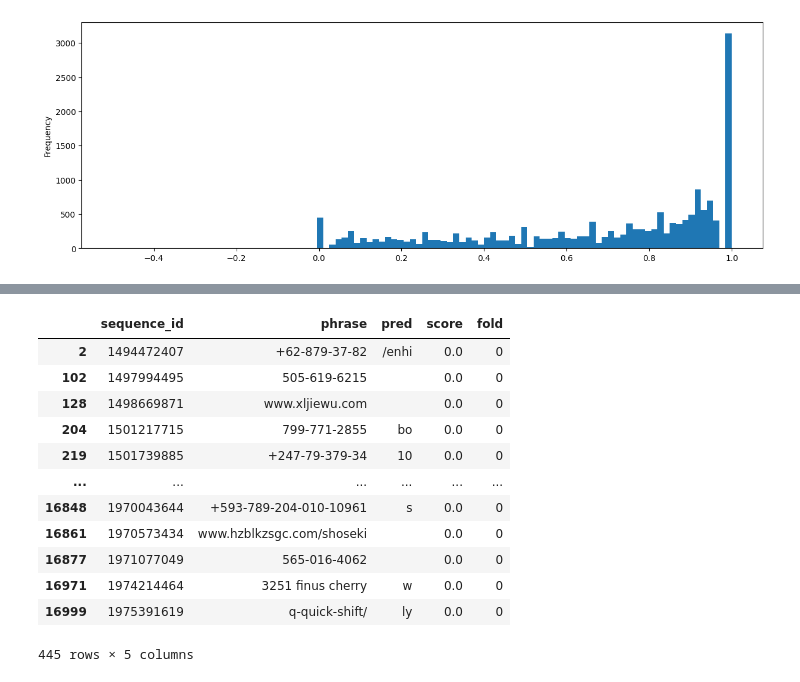
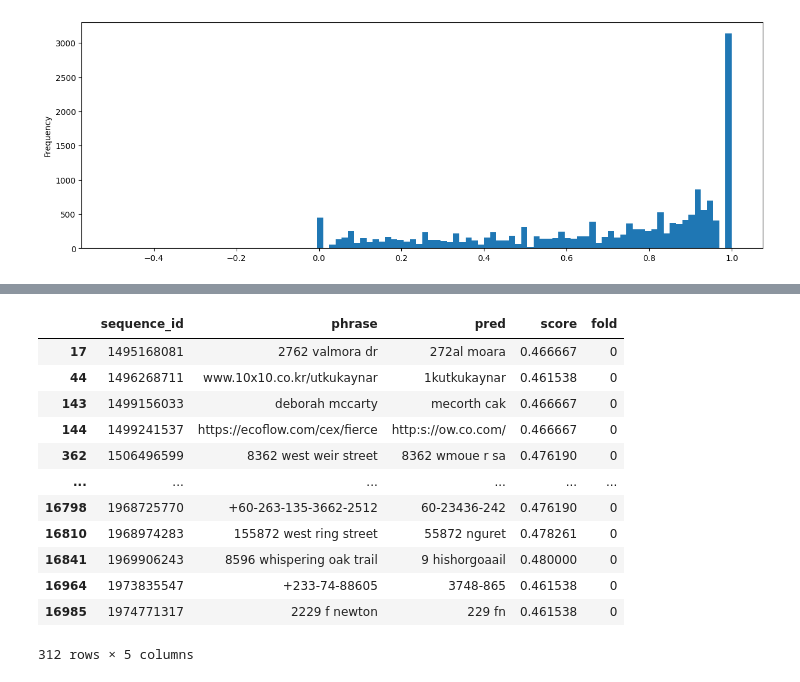
Before and after one commit to Luka-Magic/kaggle_asl2, a Jupyter notebook: exp/exp0004/check_oof.ipynb, the cells around one changed output, grey strips where cells are left out. Saved outputs shown, nothing was run; the diff lists cells and outputs as text; code cells hidden in the pictures.

```diff
--- a/exp/exp0004/check_oof.ipynb
+++ b/exp/exp0004/check_oof.ipynb
@@ -25,16 +41,16 @@ oof_df
 # %%
-oof_df.query('score == 0.')
+oof_df.query('0.45 < score < 0.5')
 # %% [output]
 |  | sequence_id | phrase | pred | score | fold |
-| 2 | 1494472407 | +62-879-37-82 | /enhi | 0.0 | 0 |
-| 102 | 1497994495 | 505-619-6215 |  | 0.0 | 0 |
-| 128 | 1498669871 | www.xljiewu.com |  | 0.0 | 0 |
-| 204 | 1501217715 | 799-771-2855 | bo | 0.0 | 0 |
-| 219 | 1501739885 | +247-79-379-34 | 10 | 0.0 | 0 |
+| 17 | 1495168081 | 2762 valmora dr | 272al moara | 0.466667 | 0 |
+| 44 | 1496268711 | www.10x10.co.kr/utkukaynar | 1kutkukaynar | 0.461538 | 0 |
+| 143 | 1499156033 | deborah mccarty | mecorth cak | 0.466667 | 0 |
+| 144 | 1499241537 | https://ecoflow.com/cex/fierce | http:s://ow.co.com/ | 0.466667 | 0 |
+| 362 | 1506496599 | 8362 west weir street | 8362 wmoue r sa | 0.476190 | 0 |
 | ... | ... | ... | ... | ... | ... |
-| 16848 | 1970043644 | +593-789-204-010-10961 | s | 0.0 | 0 |
-| 16861 | 1970573434 | www.hzblkzsgc.com/shoseki |  | 0.0 | 0 |
-| 16877 | 1971077049 | 565-016-4062 |  | 0.0 | 0 |
-| 16971 | 1974214464 | 3251 finus cherry | w | 0.0 | 0 |
-| 16999 | 1975391619 | q-quick-shift/ | ly | 0.0 | 0 |
+| 16798 | 1968725770 | +60-263-135-3662-2512 | 60-23436-242 | 0.476190 | 0 |
+| 16810 | 1968974283 | 155872 west ring street | 55872 nguret | 0.478261 | 0 |
+| 16841 | 1969906243 | 8596 whispering oak trail | 9 hishorgoaail | 0.480000 | 0 |
+| 16964 | 1973835547 | +233-74-88605 | 3748-865 | 0.461538 | 0 |
+| 16985 | 1974771317 | 2229 f newton | 229 fn | 0.461538 | 0 |
-445 rows × 5 columns
+312 rows × 5 columns
```
Also changed, not shown: parts of 17 cells of this notebook, 1 other file.
